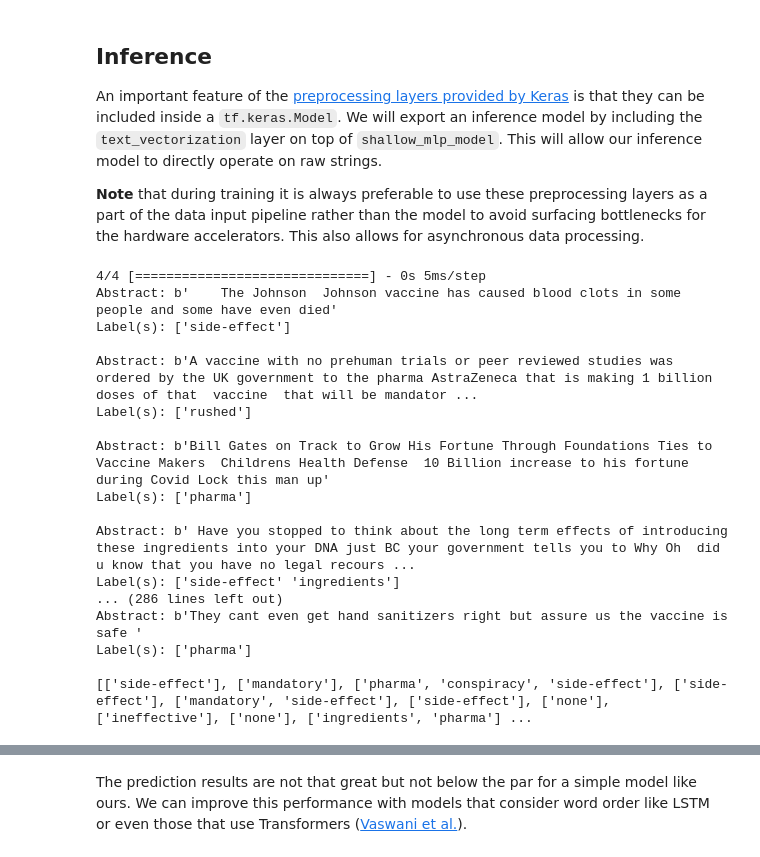
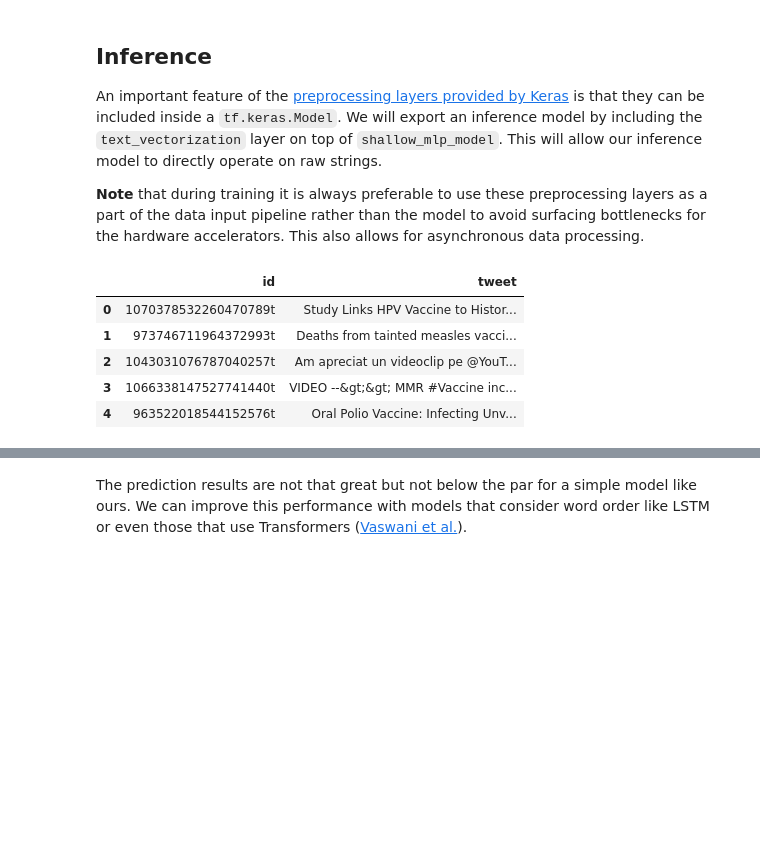
Before and after one commit to hrishikeshkh/WhyNotVax, a Jupyter notebook: keras_arxiv/nb_keras.ipynb, the cells around one changed output, grey strips where cells are left out. Drawn from its saved outputs; the diff is of its cells as text; code cells hidden in the pictures; blank space fills up the shorter version.

Commit message:
Test Adapter

```diff
--- a/keras_arxiv/nb_keras.ipynb
+++ b/keras_arxiv/nb_keras.ipynb
@@ -434,8 +434,7 @@ for i, text in enumerate(text_batch):
     ][:3]
     #print(top_3_labels)
     #delete 0.1 from each ele
-    top_3_labels = [(h, x) for h, x in top_3_labels if h > 0.1]
-    top_3_labels = [x for _, x in top_3_labels]
+    top_3_labels = [x for h, x in top_3_labels if h > 0.1]
     #print(f"Predicted Label(s): ({', '.join([label for label in top_3_labels])})")
     print(" ")
     if len(top_3_labels) == 0:
@@ -444,21 +443,14 @@ for i, text in enumerate(text_batch):
         y_pred.append(list(top_3_labels))
 
 print(y_pred)
-# %% [output]
-4/4 [==============================] - 0s 5ms/step
-Abstract: b'    The Johnson  Johnson vaccine has caused blood clots in some people and some have even died'
-Label(s): ['side-effect']
-
-Abstract: b'A vaccine with no prehuman trials or peer reviewed studies was ordered by the UK government to the pharma AstraZeneca that is making 1 billion doses of that  vaccine  that will be mandator ...
-Label(s): ['rushed']
-
-Abstract: b'Bill Gates on Track to Grow His Fortune Through Foundations Ties to Vaccine Makers  Childrens Health Defense  10 Billion increase to his fortune during Covid Lock this man up'
-Label(s): ['pharma']
-
-Abstract: b' Have you stopped to think about the long term effects of introducing these ingredients into your DNA just BC your government tells you to Why Oh  did u know that you have no legal recours ...
-Label(s): ['side-effect' 'ingredients']
-... (286 lines left out)
-Abstract: b'They cant even get hand sanitizers right but assure us the vaccine is safe '
-Label(s): ['pharma']
-
-[['side-effect'], ['mandatory'], ['pharma', 'conspiracy', 'side-effect'], ['side-effect'], ['mandatory', 'side-effect'], ['side-effect'], ['none'], ['ineffective'], ['none'], ['ingredients', 'pharma'] ...
+# %%
+# Now, we add the predictions to our dataframe
+df = pd.read_csv('/Users/chinmaykh/Documents/GitHub/WhyNotVax/test_data/test.csv')
+df.head()
+# %% [output]
+|  | id | tweet |
+| 0 | 1070378532260470789t | Study Links HPV Vaccine to Histor... |
+| 1 | 973746711964372993t | Deaths from tainted measles vacci... |
+| 2 | 1043031076787040257t | Am apreciat un videoclip pe @YouT... |
+| 3 | 1066338147527741440t | VIDEO --&gt;&gt; MMR #Vaccine inc... |
+| 4 | 963522018544152576t | Oral Polio Vaccine: Infecting Unv... |
```
Also changed, not shown: parts of 10 cells of this notebook, 1 other file.
